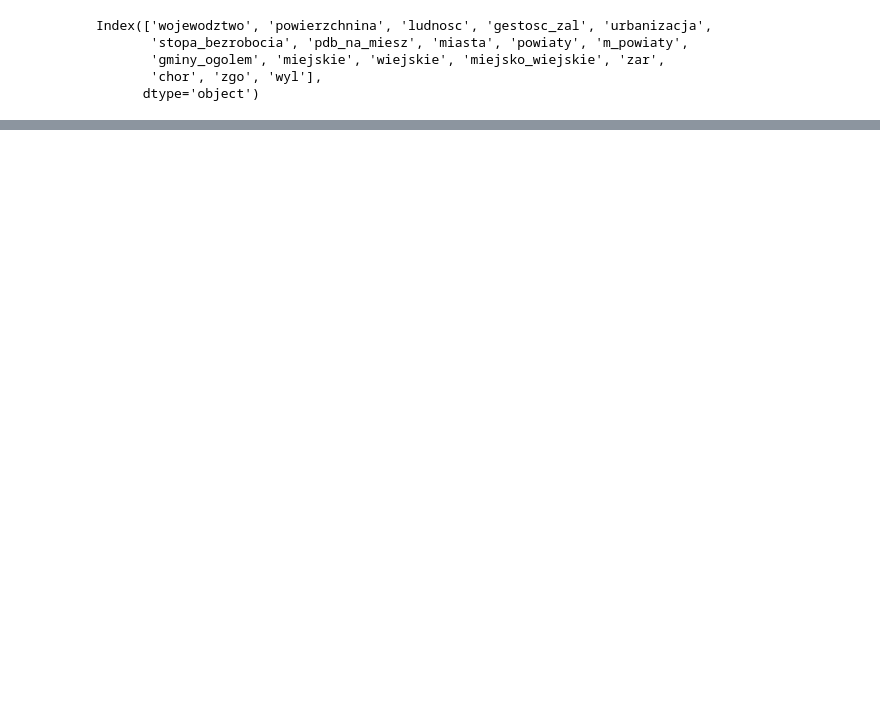
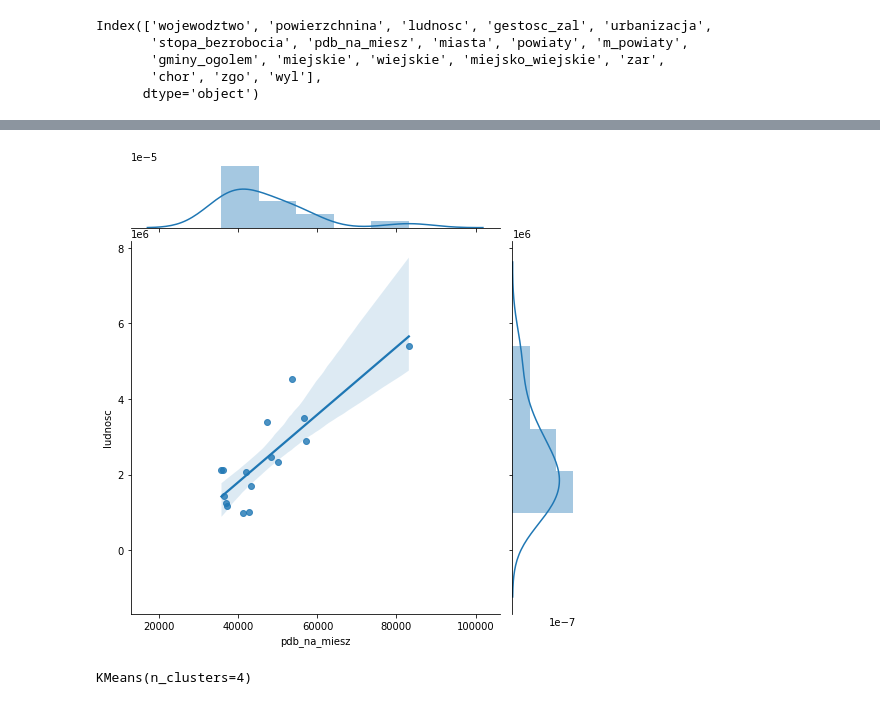
Before and after one commit to knmlprz/corona-analysis-1, a Jupyter notebook: notebooks/ImportDanych.ipynb, the cells around one changed output, grey strips where cells are left out. Cells and saved outputs as stored; diff of their text form; code cells hidden in the pictures; blank space fills up the shorter version.

```diff
--- a/notebooks/ImportDanych.ipynb
+++ b/notebooks/ImportDanych.ipynb
@@ -859,0 +888,10 @@ ValueError: could not convert string to float: '19\xa0947'
+# %%
+sns.jointplot(x="pdb_na_miesz", y="ludnosc", data=df2, kind = 'reg',fit_reg= True, height = 7)
+plt.show()
+# %% [output]
+[figure, added]
+# %%
+kmeans = cluster.KMeans(n_clusters = 4)
+kmeans.fit(df2[["zgo", "pdb_na_miesz"]])
+# %% [output]
+KMeans(n_clusters=4)
```
Also changed, not shown: parts of 23 cells of this notebook.
